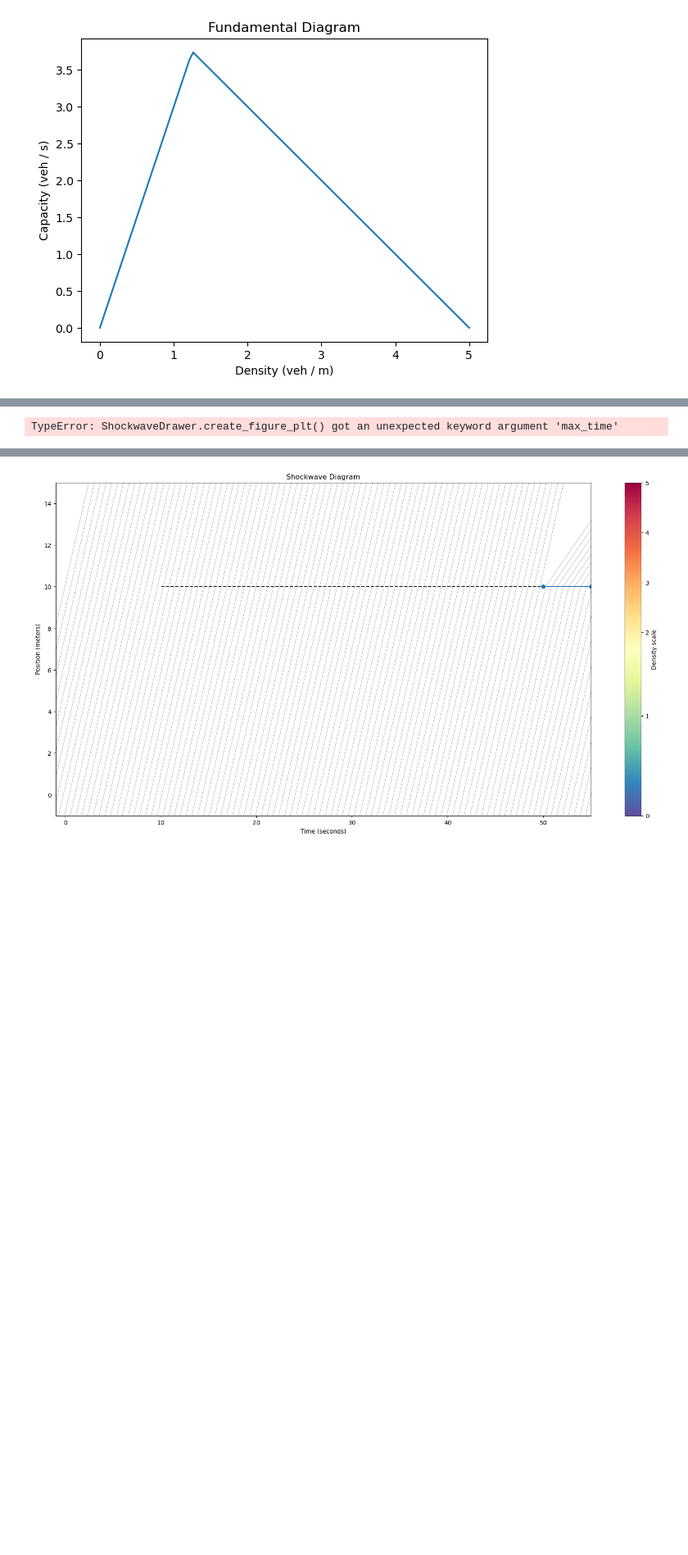
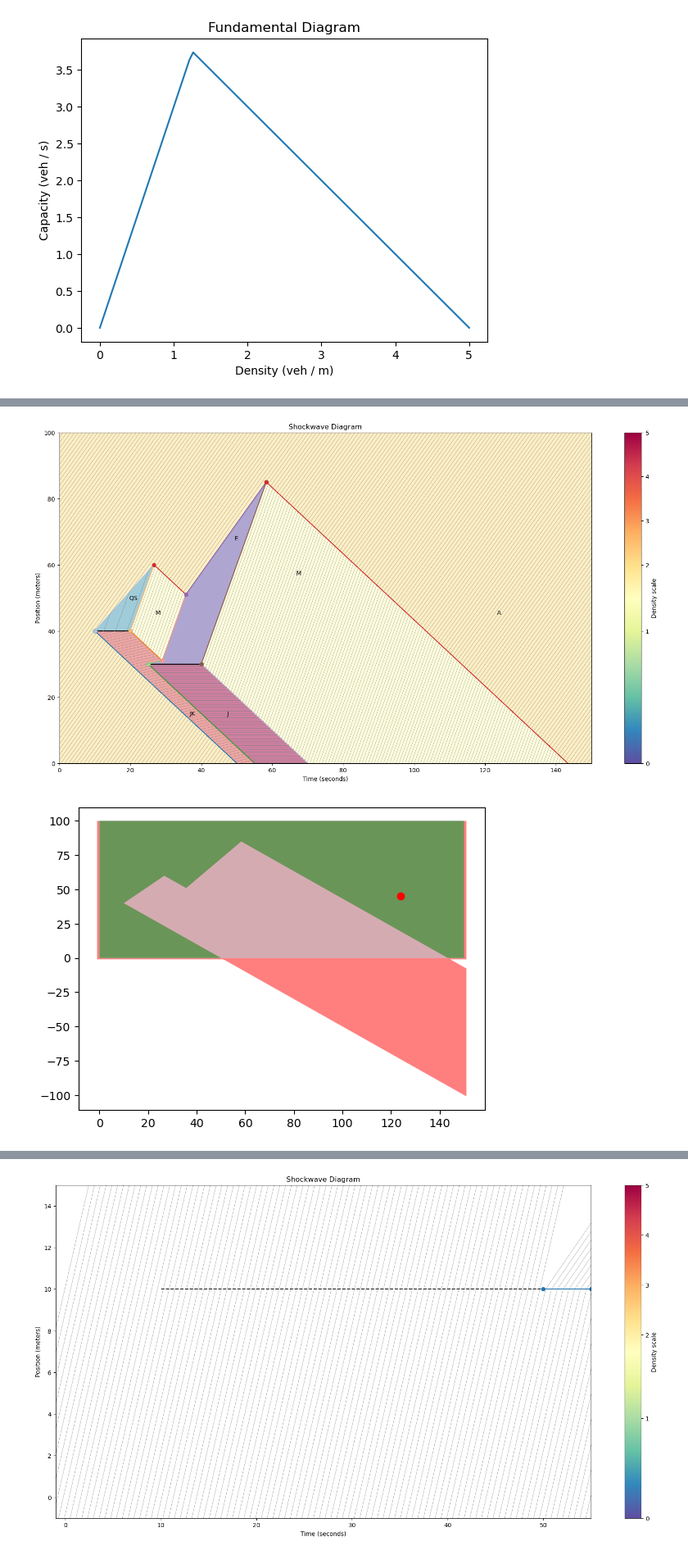
Before and after one commit to yianzhang14/traffic-shock-diagrams, a Jupyter notebook: tool.ipynb, the cells around one changed output, grey strips where cells are left out. Shown at 82% size. Cells and saved outputs as stored; diff of their text form; code cells hidden in the pictures; blank space fills up the shorter version.

```diff
--- a/tool.ipynb
+++ b/tool.ipynb
@@ -21,33 +25,36 @@ diagram.show()
 augments = []
 # augments.append(HorizontalBottleneck(20, 10, 20, 0))
 augments.append(HorizontalBottleneck(40, 10, 20, 1))
 augments.append(HorizontalBottleneck(30, 25, 40, 0))
 # new HorizontalBottleneck(40, 10, 20, 1));
 # augments.push(new HorizontalBottleneck(30, 25, 40, 0)
 
 
-simul_time = 20
+simul_time = 150
 drawer = ShockwaveDrawer(diagram, augments)
 drawer.run(simul_time)
 
-fig, ax = drawer.create_figure_plt(with_trajectories=True, with_polygons=True, viewport=Viewport)
+fig, ax = drawer.create_figure_plt(
+    with_trajectories=True, with_polygons=True, viewport=Viewport(150, 0, 100, 0)
+)
 fig
 # %% [output]
 processing events at time 10
 processing CapacityEvent(point=dtPoint(time=10, position=40), type=<EventType.capacity: 2>, disabled=False, prior_capacity=-1, posterior_capacity=1, interface=Interface(slope=-0.0, endpoints=[dtPoint( ...
 3.0 1 State(density=2, flow=3.0) State(density=2, flow=3.0)
 Interface(slope=-1.0, endpoints=[dtPoint(time=10, position=40), dtPoint(time=inf, position=inf)], above=State(density=4.0, flow=1), below=State(density=2, flow=3.0))
 Interface(slope=1.2, endpoints=[dtPoint(time=10, position=40), dtPoint(time=inf, position=inf)], above=State(density=2, flow=3.0), below=State(density=0.3333333333333333, flow=1))
 State(density=4.0, flow=1) State(density=0.3333333333333333, flow=1)
 processing events at time 20
 processing CapacityEvent(point=dtPoint(time=20, position=40), type=<EventType.capacity: 2>, disabled=False, prior_capacity=1, posterior_capacity=-1, interface=Interface(slope=-0.0, endpoints=[dtPoint( ...
 1 3.75 State(density=0.3333333333333333, flow=1) State(density=4.0, flow=1)
 Interface(slope=-1.0, endpoints=[dtPoint(time=20, position=40), dtPoint(time=inf, position=inf)], above=State(density=1.25, flow=3.75), below=State(density=4.0, flow=1))
 Interface(slope=2.9999999999999996, endpoints=[dtPoint(time=20, position=40), dtPoint(time=inf, position=inf)], above=State(density=0.3333333333333333, flow=1), below=State(density=1.25, flow=3.75))
 State(density=1.25, flow=3.75) State(density=1.25, flow=3.75)
 ... (20 lines left out)
 processing events at time 50.333333333333336
 processing IntersectionEvent(point=dtPoint(time=50.333333333333336, position=36.33333333333333), type=<EventType.intersection: 1>, disabled=False, interfaces=[Interface(slope=-1.0, endpoints=[dtPoint( ...
 processing events at time 58.333333333333336
 processing IntersectionEvent(point=dtPoint(time=58.333333333333336, position=85.0), type=<EventType.intersection: 1>, disabled=False, interfaces=[Interface(slope=3.0, endpoints=[dtPoint(time=40, posit ...
-TypeError: ShockwaveDrawer.create_figure_plt() got an unexpected keyword argument 'max_time'
+[figure, added]
+[figure, added]
```
Also changed, not shown: parts of 4 cells of this notebook.
